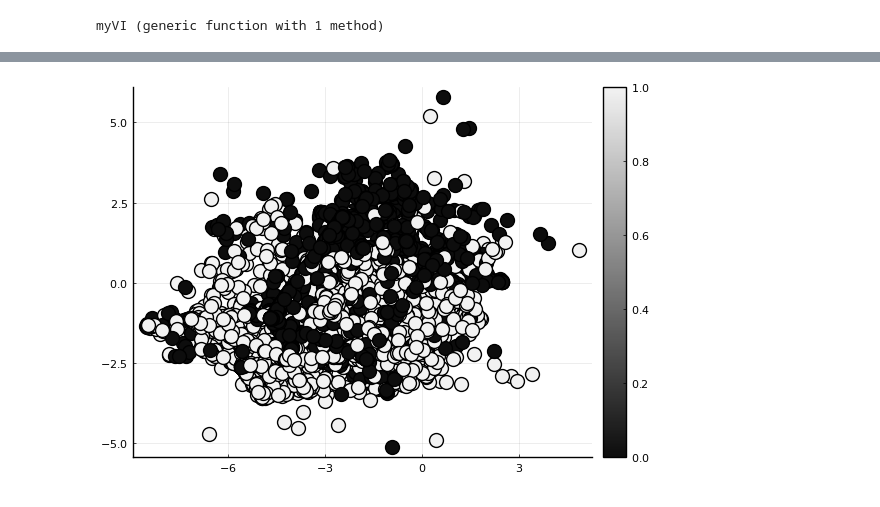
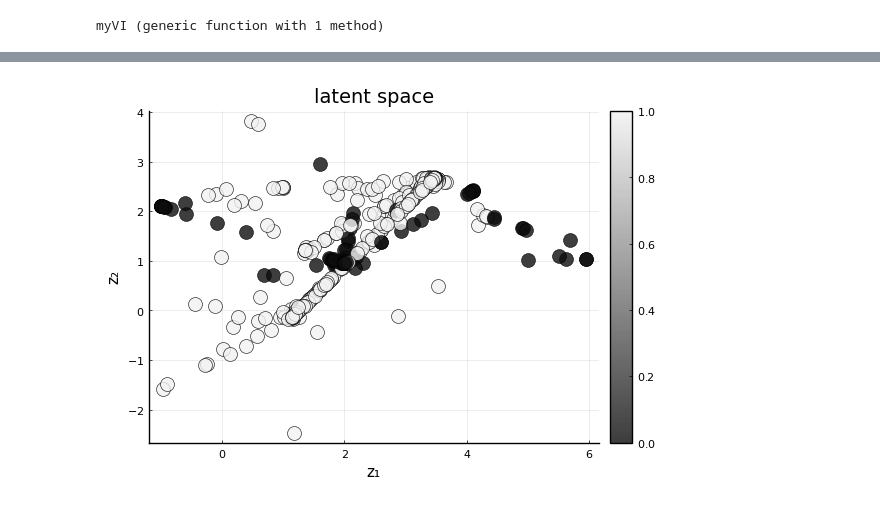
Before and after one commit to kitano-AppMath/my-julia-works, a Jupyter notebook: VAE-img.ipynb, the cells around one changed output, grey strips where cells are left out. Saved outputs shown, nothing was run; the diff lists cells and outputs as text; code cells hidden in the pictures.

```diff
--- a/VAE-img.ipynb
+++ b/VAE-img.ipynb
@@ -48,6 +46,8 @@ X = vecX(train_x)
 idx0or1 = Bool.((train_y.==0) + (train_y.==1))
 X = X[:,idx0or1]
 Y = train_y[idx0or1]
+X = X[:,1:1000]
+Y = Y[1:1000]
 
 #data
 Dx, N = size(X)
@@ -256,0 +265,8 @@ fig1 = plot(history, label=false, marker=:circle)
+# %%
+Zs = zeros(Dz, N)
+for n in 1:N
+    Zs[:,n] = Ψ(X[:,n], ηvec₀, stΨ)[1:Dz]
+end
+fig3 = plot(Zs[1,:],Zs[2,:],st=:scatter,zcolor=Y,markersize=10,
+    c=palette(:grays),label=false,markerstrokewidth=0.5,alpha=0.8, xlabel="z₁", ylabel="z₂", title="latent space(initial)")
+savefig(fig3, "figs-VAE/fig3.png")
@@ -257,8 +275,10 @@ fig1 = plot(history, label=false, marker=:circle)
 # %%
 Zs = zeros(Dz, N)
 for n in 1:N
     Zs[:,n] = Ψ(X[:,n], ηvec, stΨ)[1:Dz]
 end
-fig2 = plot(Zs[1,:], Zs[2,:], st=:scatter, zcolor=Y, markersize=10, c=palette(:grays), label=false)
+fig4=plot(Zs[1,:],Zs[2,:],st=:scatter,zcolor=Y,markersize=10,c=palette(:grays),
+    label=false,markerstrokewidth=0.5,alpha=0.8, xlabel="z₁", ylabel="z₂", title="latent space")
+savefig(fig4, "figs-VAE/fig4.png")
 # %% [output]
-[figure, old version]
+[figure, new version]
```
Also changed, not shown: parts of 9 cells of this notebook.
